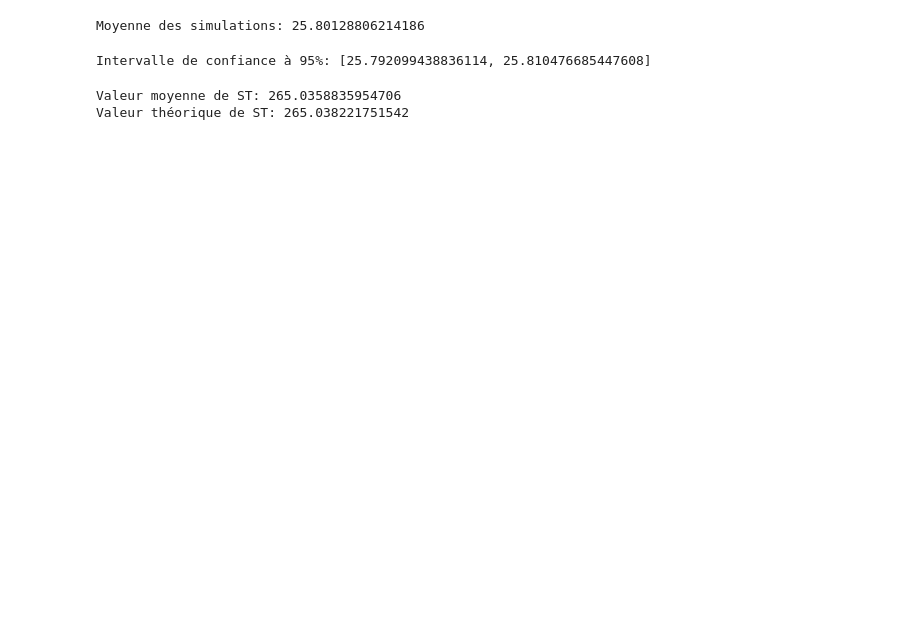
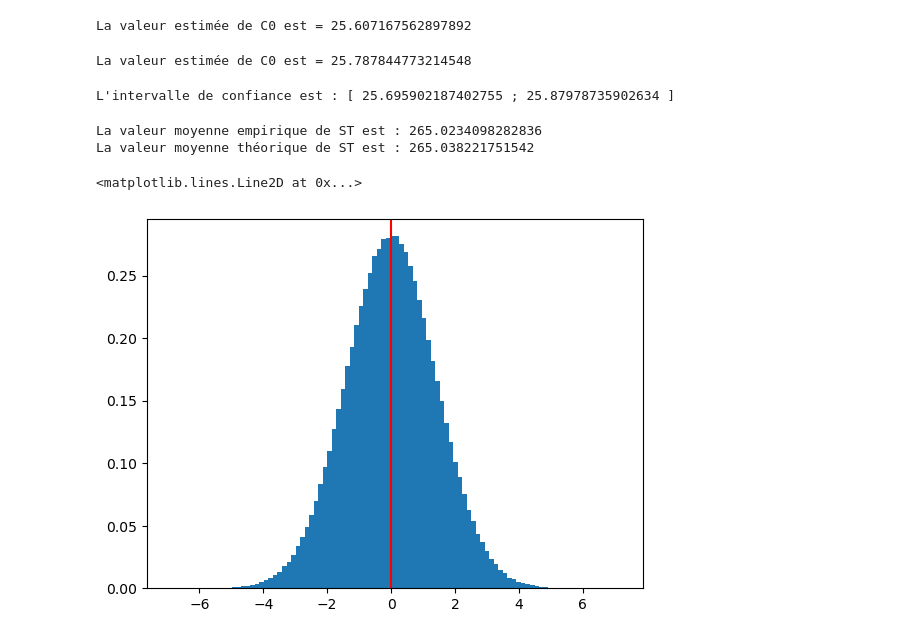
Before and after one commit to Guekka/Polytech, a Jupyter notebook: imafa/methode_numerique_pricing_option/td1.ipynb, the cells around one changed output. Drawn from its saved outputs; the diff is of its cells as text; code cells hidden in the pictures; blank space fills up the shorter version.

```diff
--- a/imafa/methode_numerique_pricing_option/td1.ipynb
+++ b/imafa/methode_numerique_pricing_option/td1.ipynb
@@ -70,32 +40,62 @@ def mt_efficient():
+# %%
+# idem mais pour NMC tirages (N simulations de Monte Carlo)
+NMC = 10000
+N = 1000
+ST = S0 * np.ones((NMC))
+dt = T / N
+for i in range(N):
+    ST += r * ST * dt + sigma * ST * norm.rvs(scale=np.sqrt(dt), size=NMC)
+# payoff
+CT = np.maximum(ST - K, 0)
+# actualisation
+C0 = CT * np.exp(-r * T)
+# valeur moyenne
+C0MC = np.mean(C0)
+print("La valeur estimée de C0 est =", C0MC)
+# %% [output]
+La valeur estimée de C0 est = 25.607167562897892
 # %%
-ST = S0 * np.exp((r - 0.5*sigma**2)*T + sigma*norm.rvs(scale=np.sqrt(T), size=NMC))
+# idem mais pour avec la formule explicite de ST
+NMC = 10 ** 6
+WT = norm.rvs(scale=np.sqrt(T), size=NMC)
+ST = S0 * np.exp((r - 0.5 * sigma ** 2) * T + sigma * WT)
+# payoff
 CT = np.maximum(ST - K, 0)
-C0 = np.exp(-r*T)*CT
-C0MC = C0.mean()
-print("Moyenne des simulations:", C0MC)
+# actualisation
+C0 = CT * np.exp(-r * T)
+# valeur moyenne
+C0MC = np.mean(C0)
+print("La valeur estimée de C0 est =", C0MC)
 # %% [output]
-Moyenne des simulations: 25.80128806214186
+La valeur estimée de C0 est = 25.787844773214548
 # %%
-# intervalle de confiance
-# écart type empirique
+# calcul de l'intervalle de confiance
+# écart-type empirique
 sigmahat = np.std(C0, ddof=1)
-# tolérance de l'intervalle de confiance
+# tolérance pour l'intervalle
 alpha = 0.05
-# quantile de la loi normale
-z = norm.ppf(1-alpha/2)
+# quantile
+z = norm.ppf(1 - alpha / 2)
 # intervalle
-erreur = z*sigmahat/np.sqrt(NMC)
-print(f"Intervalle de confiance à {1-alpha:.0%}: [{C0MC - erreur}, {C0MC + erreur}]")
+erreur = z * sigmahat / np.sqrt(NMC)
+print("L'intervalle de confiance est : [", C0MC - erreur, ";", C0MC + erreur, "]")
 # %% [output]
-Intervalle de confiance à 95%: [25.792099438836114, 25.810476685447608]
+L'intervalle de confiance est : [ 25.695902187402755 ; 25.87978735902634 ]
 # %%
-# valeur moyenne ST
-STmean = ST.mean()
-print("Valeur moyenne de ST:", STmean)
+# valeur moyenne de ST
+STmean = np.mean(ST)
+print("La valeur moyenne empirique de ST est :", STmean)
 # valeur théorique de ST
-STth = S0*np.exp(r*T)
-print("Valeur théorique de ST:", STth)
+STvrai = S0 * np.exp(r * T)
+print("La valeur moyenne théorique de ST est :", STvrai)
 # %% [output]
-Valeur moyenne de ST: 265.0358835954706
-Valeur théorique de ST: 265.038221751542
+La valeur moyenne empirique de ST est : 265.0234098282836
+La valeur moyenne théorique de ST est : 265.038221751542
+# %%
+# distribution de WT
+plt.hist(WT, bins=100, density=T);
+plt.axvline(0, color='r')
+# %% [output]
+<matplotlib.lines.Line2D at 0x...>
+[figure, added]
 # %%
```
Also changed, not shown: parts of 19 cells of this notebook, 8 other files.
